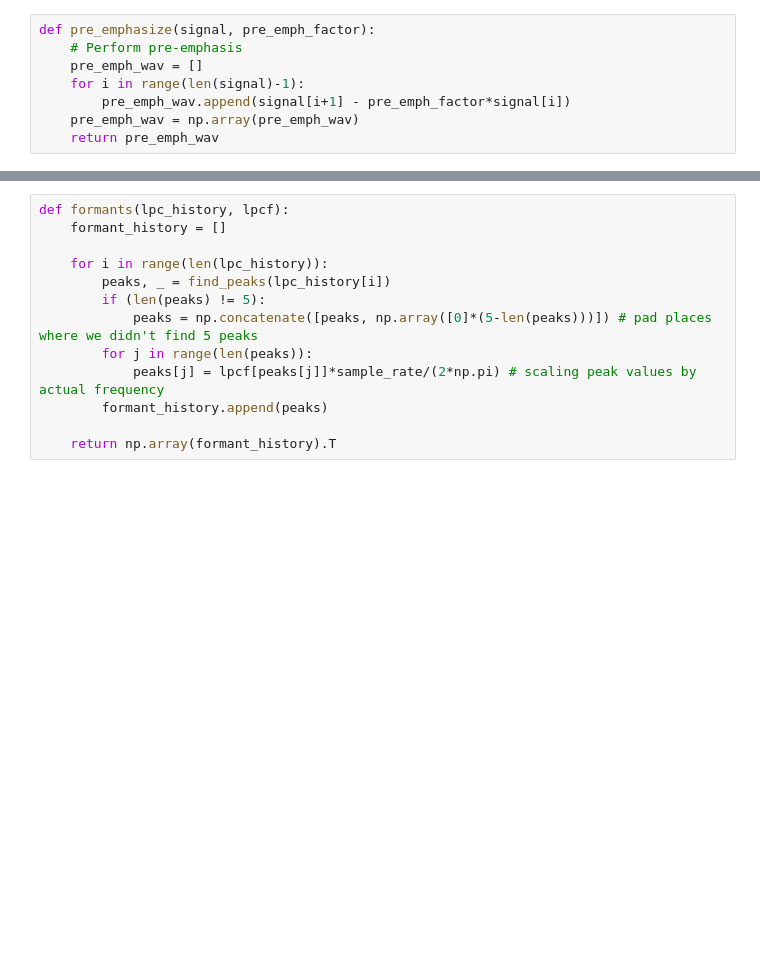
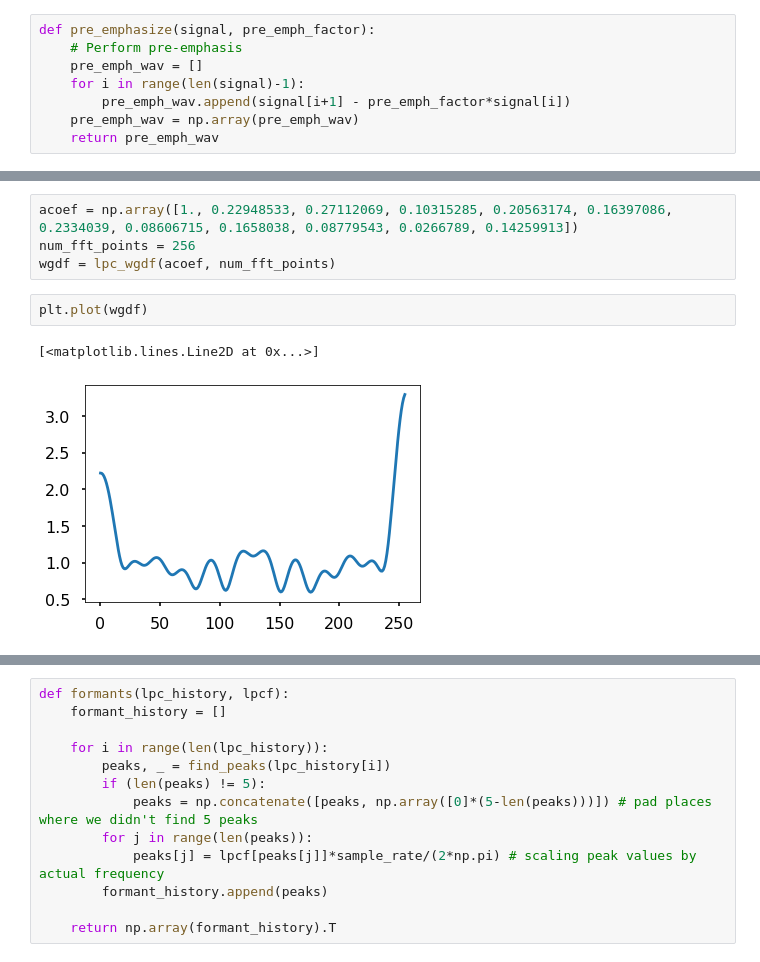
Before and after one commit to Calculasians/Praat, a Jupyter notebook: Spectrogram Level Activities.ipynb, the cells around one changed output, grey strips where cells are left out. Cells and saved outputs as stored; diff of their text form; blank space fills up the shorter version.

Commit message:
explore wgdf

```diff
--- a/Spectrogram Level Activities.ipynb
+++ b/Spectrogram Level Activities.ipynb
@@ -77,0 +113,9 @@ def pre_emphasize(signal, pre_emph_factor):
+# %%
+acoef = np.array([1., 0.22948533, 0.27112069, 0.10315285, 0.20563174, 0.16397086, 0.2334039, 0.08606715, 0.1658038, 0.08779543, 0.0266789, 0.14259913])
+num_fft_points = 256
+wgdf = lpc_wgdf(acoef, num_fft_points)
+# %%
+plt.plot(wgdf)
+# %% [output]
+[<matplotlib.lines.Line2D at 0x...>]
+[figure, added]
```
Also changed, not shown: parts of 7 cells of this notebook.
